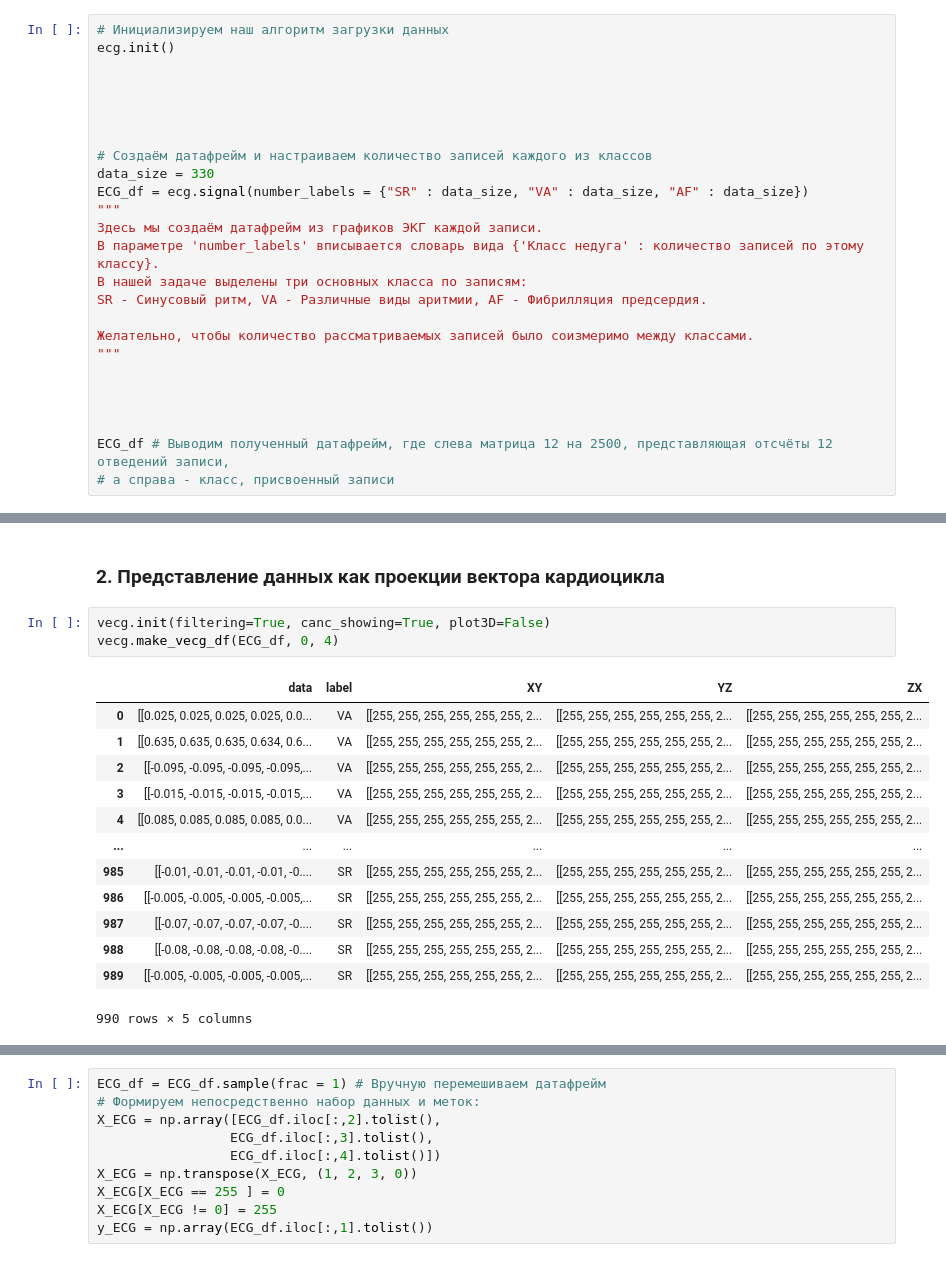
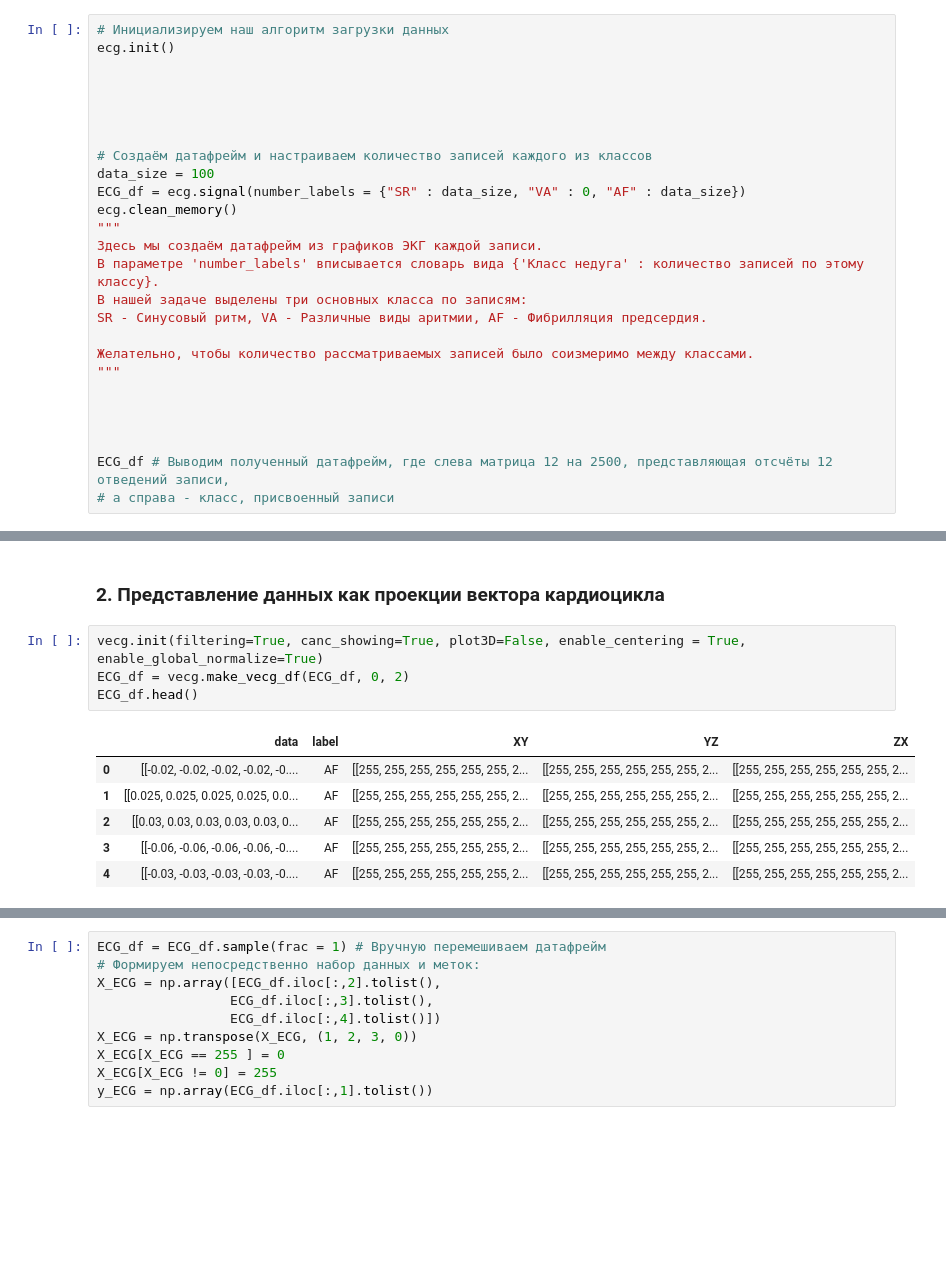
Before and after one commit to ArtikBoom3007/RemoteMonitoring, a Jupyter notebook: Neural network/Обучение ResNet18 векторы.ipynb, the cells around one changed output, grey strips where cells are left out. Cells and saved outputs as stored; diff of their text form; blank space fills up the shorter version.

```diff
--- a/Neural network/Обучение ResNet18 векторы.ipynb
+++ b/Neural network/Обучение ResNet18 векторы.ipynb
@@ -67,8 +67,9 @@ ecg.init()
 
 
 # Создаём датафрейм и настраиваем количество записей каждого из классов
-data_size = 330
-ECG_df = ecg.signal(number_labels = {"SR" : data_size, "VA" : data_size, "AF" : data_size})
+data_size = 100
+ECG_df = ecg.signal(number_labels = {"SR" : data_size, "VA" : 0, "AF" : data_size})
+ecg.clean_memory()
 """
 Здесь мы создаём датафрейм из графиков ЭКГ каждой записи.
 В параметре 'number_labels' вписывается словарь вида {'Класс недуга' : количество записей по этому классу}.
@@ -112,19 +113,13 @@ plt.title(ECG_df.iloc[0,1]);
 # %% [markdown]
 ### 2. Представление данных как проекции вектора кардиоцикла
 # %%
-vecg.init(filtering=True, canc_showing=True, plot3D=False)
-vecg.make_vecg_df(ECG_df, 0, 4)
+vecg.init(filtering=True, canc_showing=True, plot3D=False, enable_centering = True, enable_global_normalize=True)
+ECG_df = vecg.make_vecg_df(ECG_df, 0, 2)
+ECG_df.head()
 # %% [output]
 |  | data | label | XY | YZ | ZX |
-| 0 | [[0.025, 0.025, 0.025, 0.025, 0.0... | VA | [[255, 255, 255, 255, 255, 255, 2... | [[255, 255, 255, 255, 255, 255, 2... | [[255, 255, 255, 255, 255, 255, 2... |
-| 1 | [[0.635, 0.635, 0.635, 0.634, 0.6... | VA | [[255, 255, 255, 255, 255, 255, 2... | [[255, 255, 255, 255, 255, 255, 2... | [[255, 255, 255, 255, 255, 255, 2... |
-| 2 | [[-0.095, -0.095, -0.095, -0.095,... | VA | [[255, 255, 255, 255, 255, 255, 2... | [[255, 255, 255, 255, 255, 255, 2... | [[255, 255, 255, 255, 255, 255, 2... |
-| 3 | [[-0.015, -0.015, -0.015, -0.015,... | VA | [[255, 255, 255, 255, 255, 255, 2... | [[255, 255, 255, 255, 255, 255, 2... | [[255, 255, 255, 255, 255, 255, 2... |
-| 4 | [[0.085, 0.085, 0.085, 0.085, 0.0... | VA | [[255, 255, 255, 255, 255, 255, 2... | [[255, 255, 255, 255, 255, 255, 2... | [[255, 255, 255, 255, 255, 255, 2... |
-| ... | ... | ... | ... | ... | ... |
-| 985 | [[-0.01, -0.01, -0.01, -0.01, -0.... | SR | [[255, 255, 255, 255, 255, 255, 2... | [[255, 255, 255, 255, 255, 255, 2... | [[255, 255, 255, 255, 255, 255, 2... |
-| 986 | [[-0.005, -0.005, -0.005, -0.005,... | SR | [[255, 255, 255, 255, 255, 255, 2... | [[255, 255, 255, 255, 255, 255, 2... | [[255, 255, 255, 255, 255, 255, 2... |
-| 987 | [[-0.07, -0.07, -0.07, -0.07, -0.... | SR | [[255, 255, 255, 255, 255, 255, 2... | [[255, 255, 255, 255, 255, 255, 2... | [[255, 255, 255, 255, 255, 255, 2... |
-| 988 | [[-0.08, -0.08, -0.08, -0.08, -0.... | SR | [[255, 255, 255, 255, 255, 255, 2... | [[255, 255, 255, 255, 255, 255, 2... | [[255, 255, 255, 255, 255, 255, 2... |
-| 989 | [[-0.005, -0.005, -0.005, -0.005,... | SR | [[255, 255, 255, 255, 255, 255, 2... | [[255, 255, 255, 255, 255, 255, 2... | [[255, 255, 255, 255, 255, 255, 2... |
+| 0 | [[-0.02, -0.02, -0.02, -0.02, -0.... | AF | [[255, 255, 255, 255, 255, 255, 2... | [[255, 255, 255, 255, 255, 255, 2... | [[255, 255, 255, 255, 255, 255, 2... |
+| 1 | [[0.025, 0.025, 0.025, 0.025, 0.0... | AF | [[255, 255, 255, 255, 255, 255, 2... | [[255, 255, 255, 255, 255, 255, 2... | [[255, 255, 255, 255, 255, 255, 2... |
+| 2 | [[0.03, 0.03, 0.03, 0.03, 0.03, 0... | AF | [[255, 255, 255, 255, 255, 255, 2... | [[255, 255, 255, 255, 255, 255, 2... | [[255, 255, 255, 255, 255, 255, 2... |
+| 3 | [[-0.06, -0.06, -0.06, -0.06, -0.... | AF | [[255, 255, 255, 255, 255, 255, 2... | [[255, 255, 255, 255, 255, 255, 2... | [[255, 255, 255, 255, 255, 255, 2... |
+| 4 | [[-0.03, -0.03, -0.03, -0.03, -0.... | AF | [[255, 255, 255, 255, 255, 255, 2... | [[255, 255, 255, 255, 255, 255, 2... | [[255, 255, 255, 255, 255, 255, 2... |
-990 rows × 5 columns
```
Also changed, not shown: parts of 18 cells of this notebook, 5 other files.
